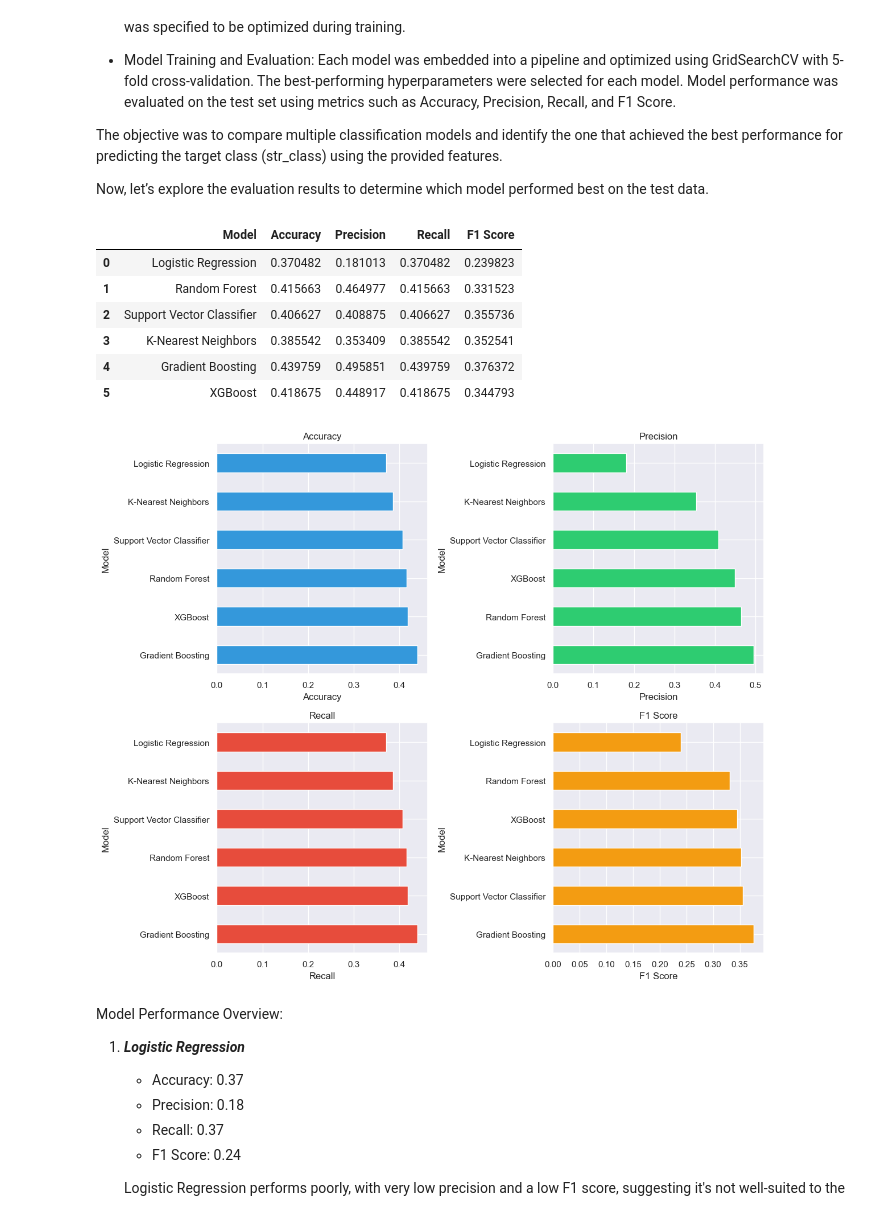
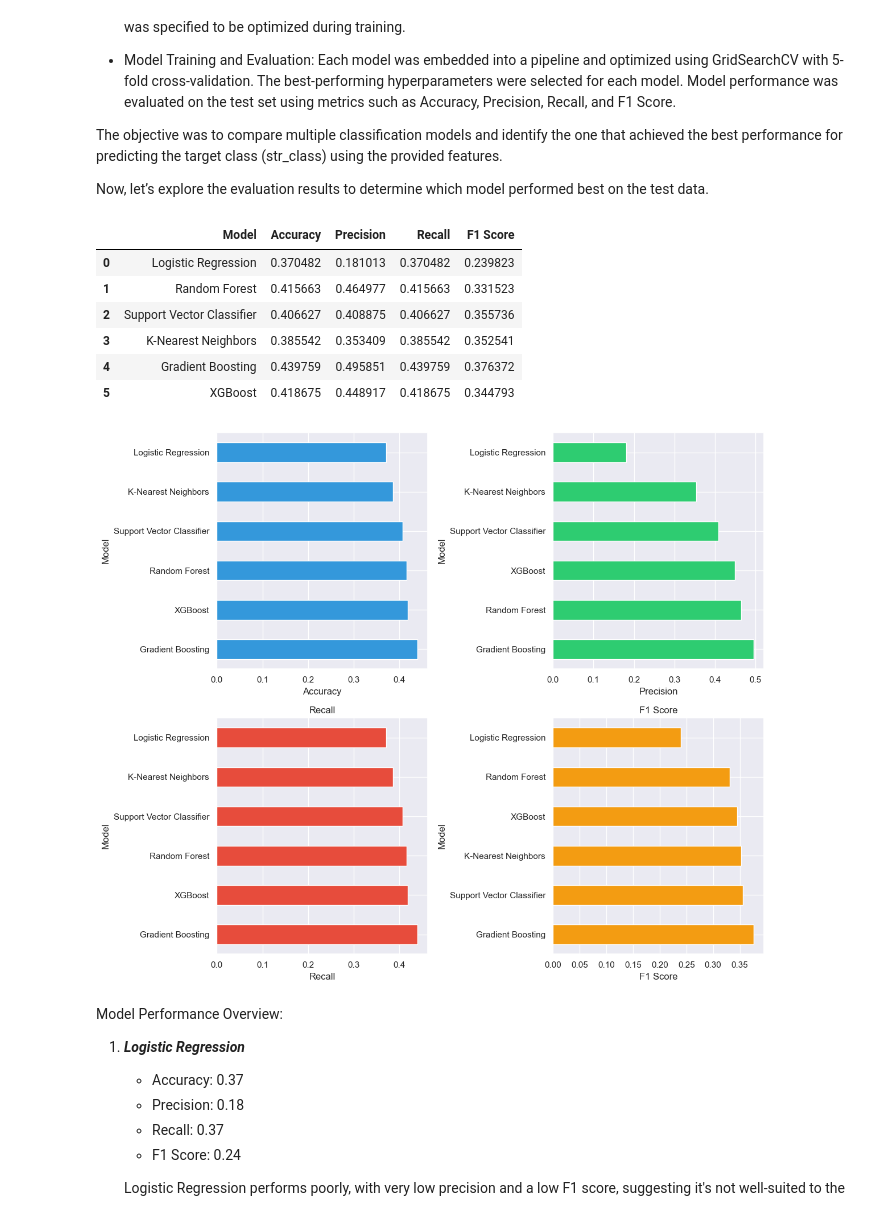
Before and after one commit to temulenbd/dublin-parking-suspensions-analysis, a Jupyter notebook: notebook.ipynb, the cells around one changed output. Saved outputs shown, nothing was run; the diff lists cells and outputs as text; code cells hidden in the pictures.

Commit message:
doc: updates on the data visualization

```diff
--- a/notebook.ipynb
+++ b/notebook.ipynb
@@ -1832,7 +1804,6 @@ colors = ['#3498db', '#2ecc71', '#e74c3c']
 for i, metric in enumerate(metrics):
     results_df.sort_values(by=metric, ascending=(metric != 'R2')).plot(
         x='Model', y=metric, kind='barh', ax=axes[i], legend=False, color=colors[i])
-    axes[i].set_title(f'{metric} Comparison')
     axes[i].set_xlabel(metric)
     axes[i].set_ylabel('Model')
     axes[i].grid(True)
@@ -1994,35 +1965,34 @@ colors = ['#3498db', '#2ecc71', '#e74c3c', '#f39c12']
 # For each metric, plot a horizontal bar chart
 for i, metric in enumerate(metrics[:2]):  # First row: Accuracy and Precision
     results_df.sort_values(by=metric, ascending=False).plot(
         x='Model', y=metric, kind='barh', ax=axes[0, i], legend=False, color=colors[i])
-    axes[0, i].set_title(f'{metric}')
     axes[0, i].set_xlabel(metric)
     axes[0, i].set_ylabel('Model')
     axes[0, i].grid(True)
 
 for i, metric in enumerate(metrics[2:]):  # Second row: Recall and F1 Score
     results_df.sort_values(by=metric, ascending=False).plot(
         x='Model', y=metric, kind='barh', ax=axes[1, i], legend=False, color=colors[i + 2])
     axes[1, i].set_title(f'{metric}')
     axes[1, i].set_xlabel(metric)
     axes[1, i].set_ylabel('Model')
     axes[1, i].grid(True)
 
 # Display results table without 'Best Params' column for clarity in the plot
 display(results_df.drop(columns='Best Params'))
 
 # Adjust layout and show the plot
 plt.tight_layout()
 plt.show()
 # %% [output]
 |  | Model | Accuracy | Precision | Recall | F1 Score |
 | 0 | Logistic Regression | 0.370482 | 0.181013 | 0.370482 | 0.239823 |
 | 1 | Random Forest | 0.415663 | 0.464977 | 0.415663 | 0.331523 |
 | 2 | Support Vector Classifier | 0.406627 | 0.408875 | 0.406627 | 0.355736 |
 | 3 | K-Nearest Neighbors | 0.385542 | 0.353409 | 0.385542 | 0.352541 |
 | 4 | Gradient Boosting | 0.439759 | 0.495851 | 0.439759 | 0.376372 |
 | 5 | XGBoost | 0.418675 | 0.448917 | 0.418675 | 0.344793 |
-[figure, old version]
+[figure, new version]
 # %% [markdown]
 Model Performance Overview:
 
```
Also changed, not shown: parts of 2 cells of this notebook.
